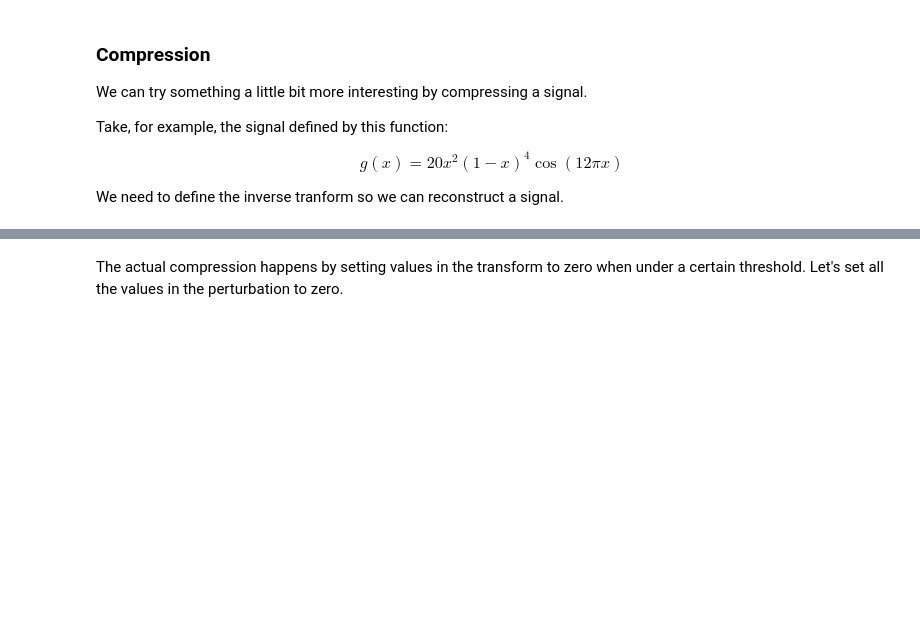
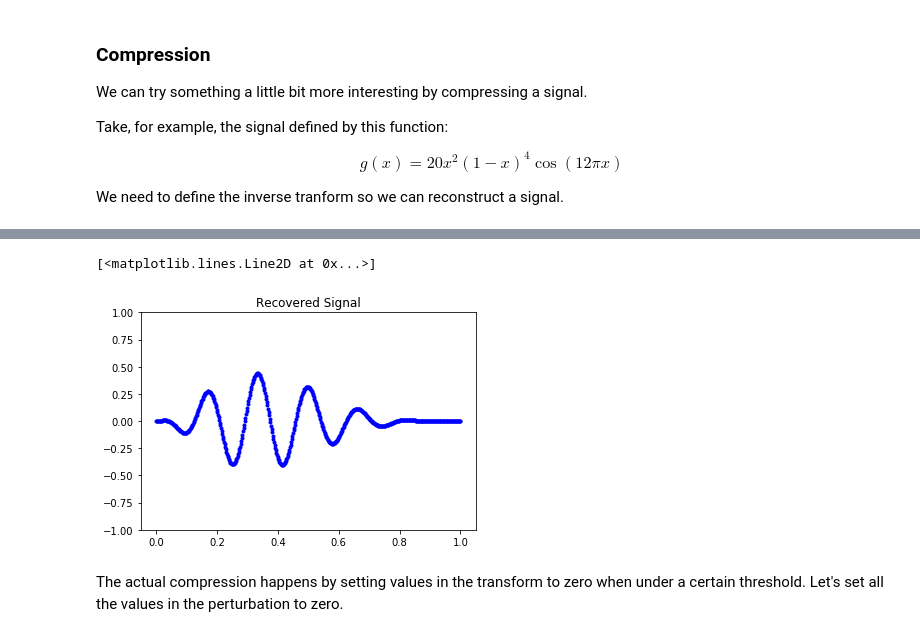
Before and after one commit to achcello/computer-music, a Jupyter notebook: haar_transform.ipynb, the cells around one changed output, grey strips where cells are left out. Cells and saved outputs as stored; diff of their text form; code cells hidden in the pictures; blank space fills up the shorter version.

```diff
--- a/haar_transform.ipynb
+++ b/haar_transform.ipynb
@@ -103,8 +122,11 @@ plt.plot(np.linspace(0,1,256),trend_g,"b.",np.linspace(0,1,256),perturb_g,"r.")
 # %%
 recovered = inverseTransform(trendInverse(trend_g), perturbInverse(perturb_g))
 plt.title("Recovered Signal")
 plt.ylim(-1,1)
-plt.plot(np.linspace(0,1,512),recovered,"b-")
+plt.plot(np.linspace(0,1,512),recovered,"b.")
+# %% [output]
+[<matplotlib.lines.Line2D at 0x...>]
+[figure, added]
 # %% [markdown]
 The actual compression happens by setting values in the transform to zero when under a certain threshold. Let's set all the values in the perturbation to zero.
 # %%
```
Also changed, not shown: parts of 9 cells of this notebook.
